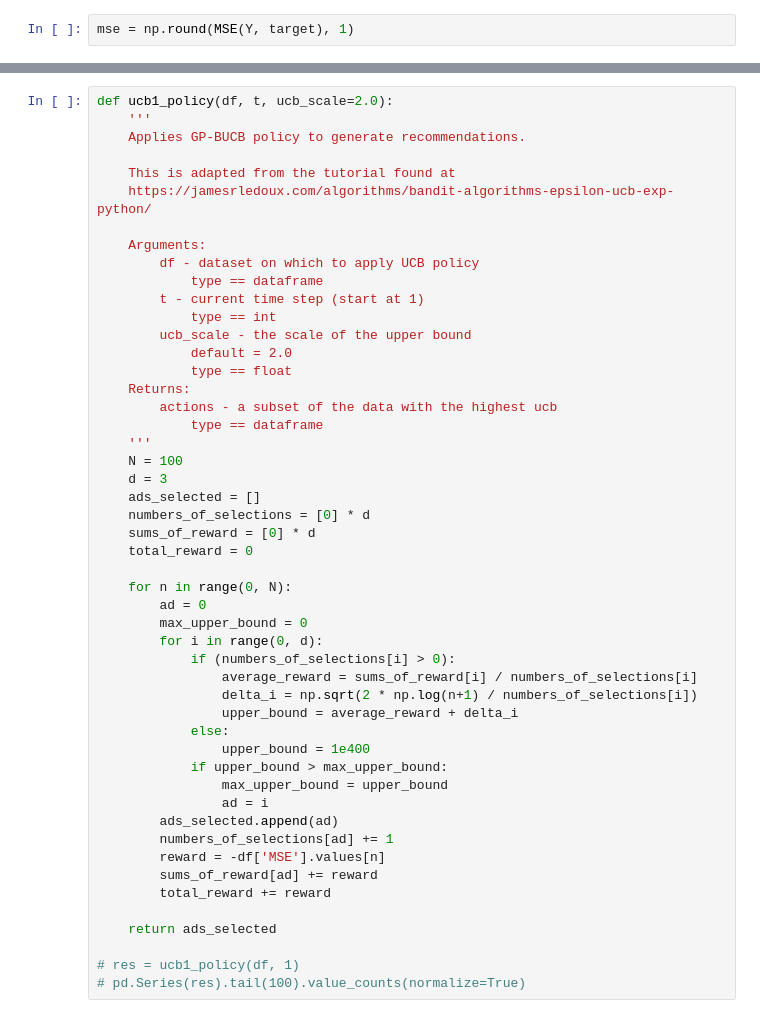
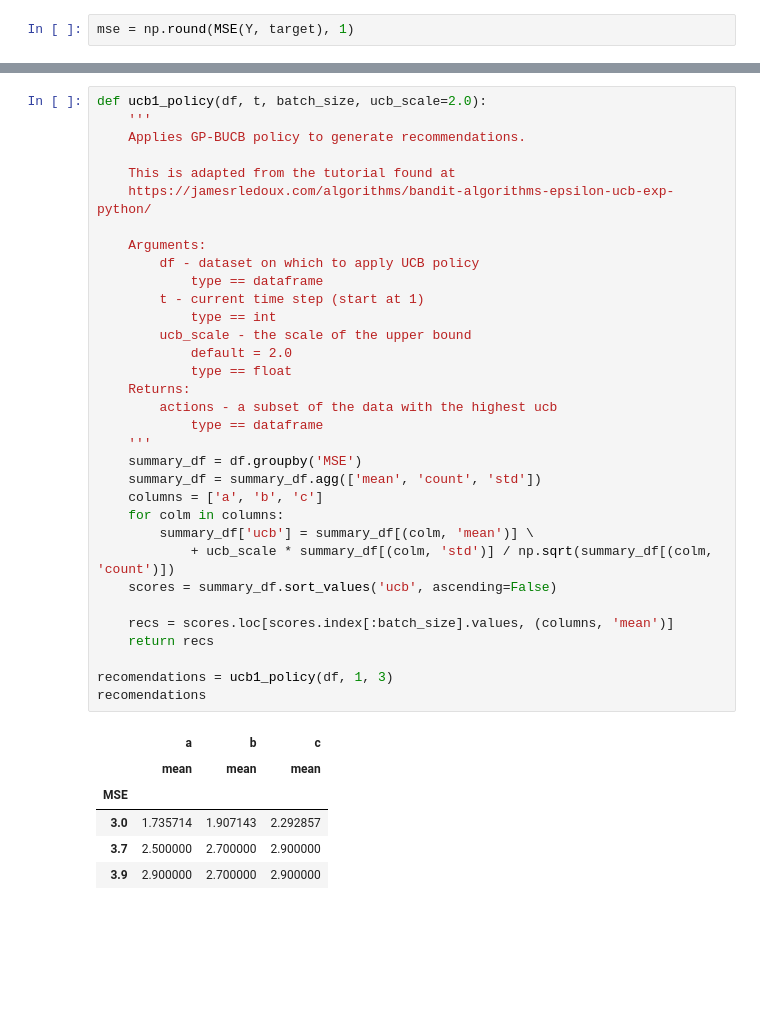
Before and after one commit to REAL-Pipetting/REinforced-Automaton-Learning-REAL-Pipetting, a Jupyter notebook: rlp/BUCB/GP_BUCB_Example.ipynb, the cells around one changed output, grey strips where cells are left out. Saved outputs shown, nothing was run; the diff lists cells and outputs as text; blank space fills up the shorter version.

```diff
--- a/rlp/BUCB/GP_BUCB_Example.ipynb
+++ b/rlp/BUCB/GP_BUCB_Example.ipynb
@@ -97,50 +97,40 @@ df
 # %%
-def ucb1_policy(df, t, ucb_scale=2.0):
+def ucb1_policy(df, t, batch_size, ucb_scale=2.0):
     '''
     Applies GP-BUCB policy to generate recommendations.
 
     This is adapted from the tutorial found at
     https://jamesrledoux.com/algorithms/bandit-algorithms-epsilon-ucb-exp-python/
 
     Arguments:
         df - dataset on which to apply UCB policy
             type == dataframe
         t - current time step (start at 1)
             type == int
         ucb_scale - the scale of the upper bound
             default = 2.0
             type == float
     Returns:
         actions - a subset of the data with the highest ucb
             type == dataframe
     '''
-    N = 100
-    d = 3
-    ads_selected = []
-    numbers_of_selections = [0] * d
-    sums_of_reward = [0] * d
-    total_reward = 0
+    summary_df = df.groupby('MSE')
+    summary_df = summary_df.agg(['mean', 'count', 'std'])
+    columns = ['a', 'b', 'c']
+    for colm in columns:
+        summary_df['ucb'] = summary_df[(colm, 'mean')] \
+            + ucb_scale * summary_df[(colm, 'std')] / np.sqrt(summary_df[(colm, 'count')])
+    scores = summary_df.sort_values('ucb', ascending=False)
 
-    for n in range(0, N):
-        ad = 0
-        max_upper_bound = 0
-        for i in range(0, d):
-            if (numbers_of_selections[i] > 0):
-                average_reward = sums_of_reward[i] / numbers_of_selections[i]
-                delta_i = np.sqrt(2 * np.log(n+1) / numbers_of_selections[i])
-                upper_bound = average_reward + delta_i
-            else:
-                upper_bound = 1e400
-            if upper_bound > max_upper_bound:
-                max_upper_bound = upper_bound
-                ad = i
-        ads_selected.append(ad)
-        numbers_of_selections[ad] += 1
-        reward = -df['MSE'].values[n]
-        sums_of_reward[ad] += reward
-        total_reward += reward
+    recs = scores.loc[scores.index[:batch_size].values, (columns, 'mean')]
+    return recs
 
-    return ads_selected
-
-# res = ucb1_policy(df, 1)
-# pd.Series(res).tail(100).value_counts(normalize=True)
+recomendations = ucb1_policy(df, 1, 3)
+recomendations
+# %% [output]
+|  | a | b | c |
+|  | mean | mean | mean |
+| MSE |  |  |  |
+| 3.0 | 1.735714 | 1.907143 | 2.292857 |
+| 3.7 | 2.500000 | 2.700000 | 2.900000 |
+| 3.9 | 2.900000 | 2.700000 | 2.900000 |
```
Also changed, not shown: parts of 8 cells of this notebook.
